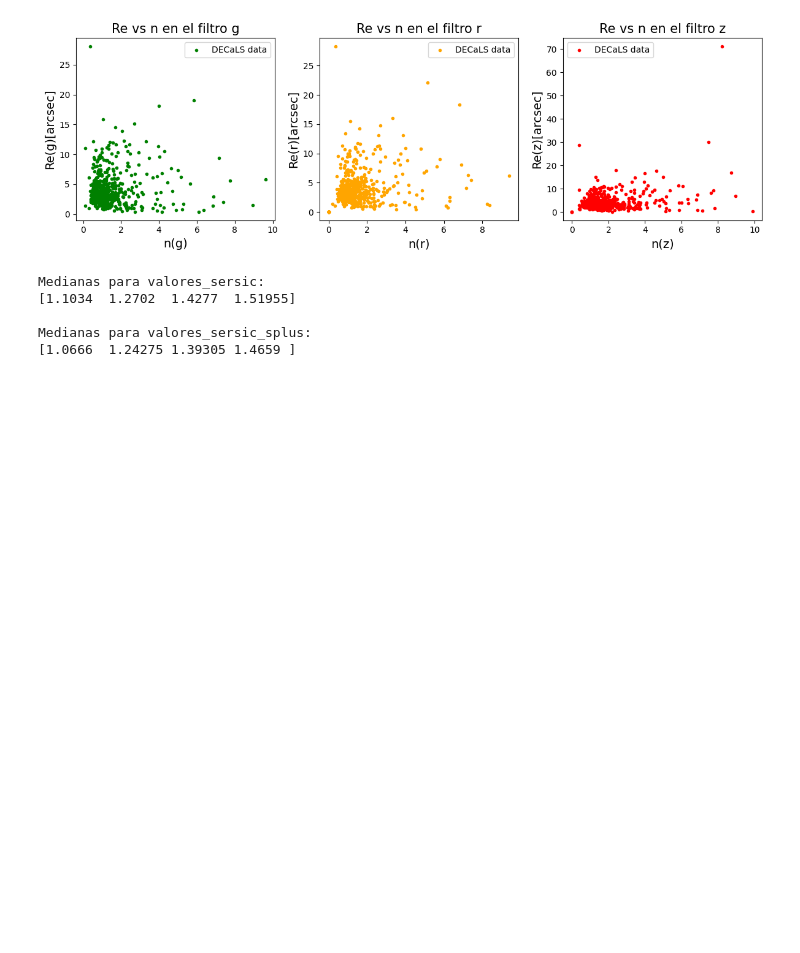
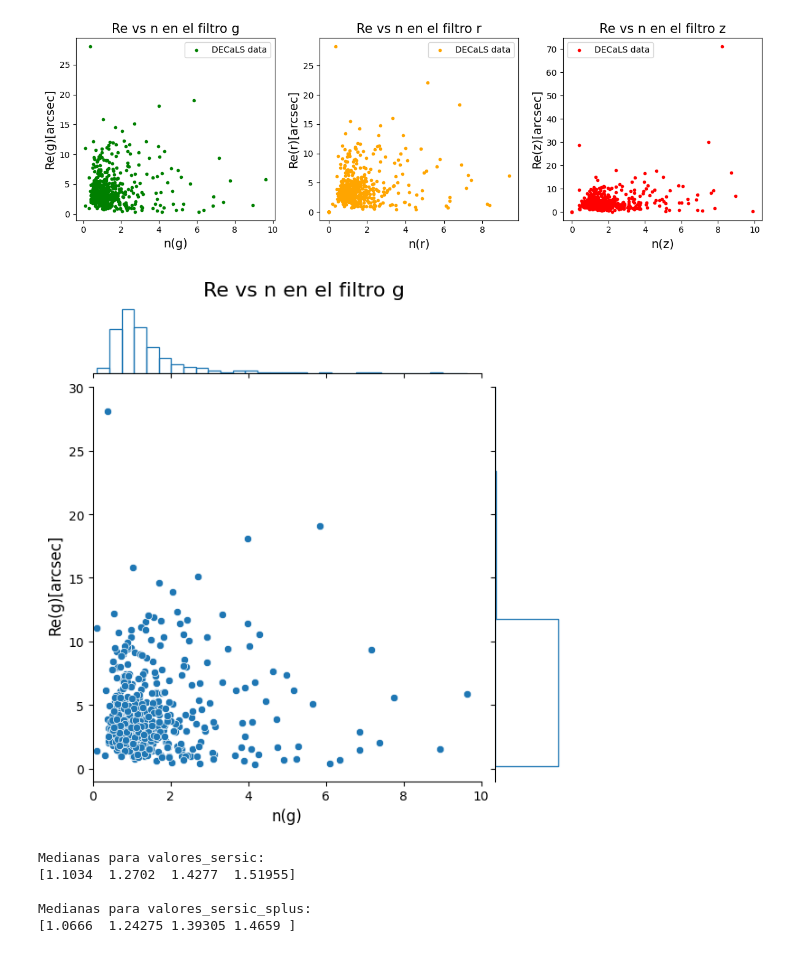
Before and after one commit to Siortiz/MorphoLS, a Jupyter notebook: Analysis/DECALS_plots.ipynb, the cells around one changed output. Drawn from its saved outputs; the diff is of its cells as text; code cells hidden in the pictures; blank space fills up the shorter version.

```diff
--- a/Analysis/DECALS_plots.ipynb
+++ b/Analysis/DECALS_plots.ipynb
@@ -107,6 +107,23 @@ plt.show()
 #print(len(decals[decals['n_i']!=0.0]), len(splus))
 # %% [output]
 [figure]
+# %%
+# Crear un gráfico conjunto con seaborn
+x = decals[(decals['n_i']!=0.0) & (decals['RE_g'] != 0.0)]['n_g']
+y = decals[(decals['n_i']!=0.0) & (decals['RE_g'] != 0.0)]['RE_g']*0.262
+
+g = sns.jointplot(x=x, y=y, kind="scatter", marginal_kws=dict(bins=30, fill=False))
+
+# Personalizar el gráfico si es necesario
+g.set_axis_labels('n(g)', 'Re(g)[arcsec]', fontsize=12)
+plt.suptitle('Re vs n en el filtro g', y=1.02, fontsize=16)
+g.ax_joint.set_xlim(0, 10)
+g.ax_joint.set_ylim(-1, 30)
+
+# Mostrar el gráfico
+plt.show()
+# %% [output]
+[figure, added]
 # %%
 valores_sersic = np.array([decals['n_' + filtro] for filtro in filtros])
 valores_sersic_splus = np.array([splus['n_'+filtro] for filtro in filtros])
```
Also changed, not shown: parts of 3 cells of this notebook, 5 other files.
